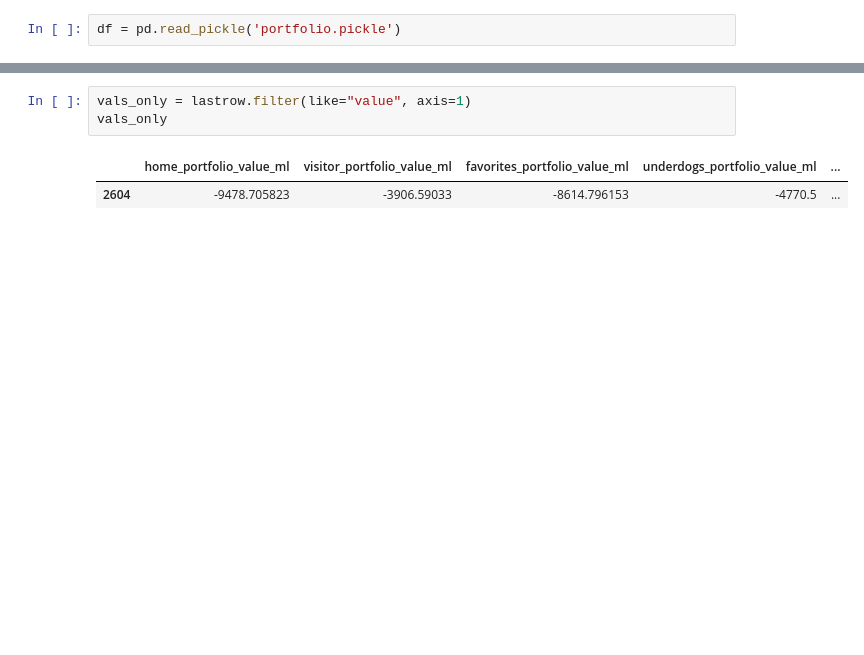
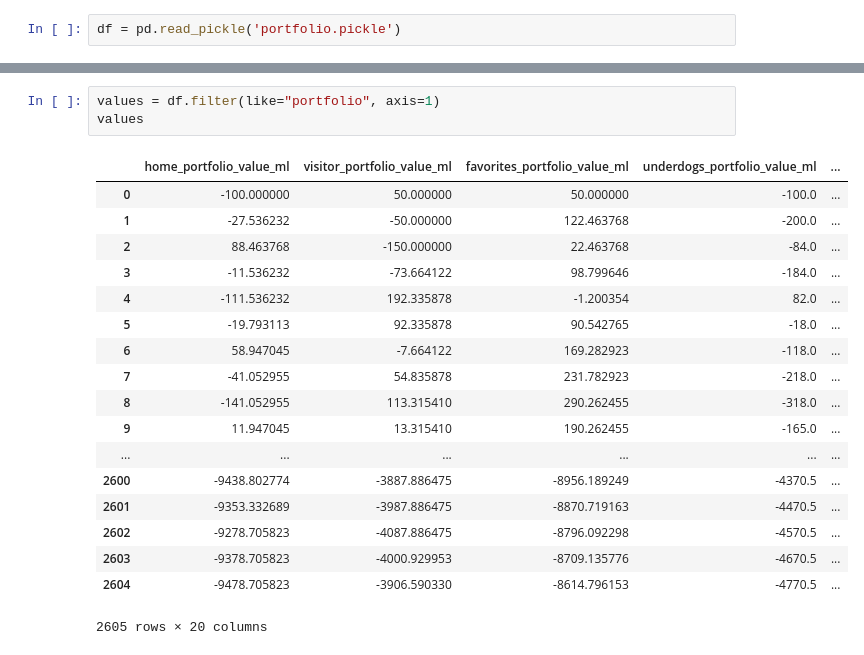
Before and after one commit to jacoblucas95/MLB-Betting-Strategies, a Jupyter notebook: portfolio_testing/Untitled.ipynb, the cells around one changed output, grey strips where cells are left out. Drawn from its saved outputs; the diff is of its cells as text; blank space fills up the shorter version.

Commit message:
updated portfolio pickle

```diff
--- a/portfolio_testing/Untitled.ipynb
+++ b/portfolio_testing/Untitled.ipynb
@@ -22,6 +19,22 @@ lastrow = df.iloc[-1:]
 # %%
-vals_only = lastrow.filter(like="value", axis=1)
-vals_only
+values = df.filter(like="portfolio", axis=1)
+values
 # %% [output]
 |  | home_portfolio_value_ml | visitor_portfolio_value_ml | favorites_portfolio_value_ml | underdogs_portfolio_value_ml | ... |
-| 2604 | -9478.705823 | -3906.59033 | -8614.796153 | -4770.5 | ... |
+| 0 | -100.000000 | 50.000000 | 50.000000 | -100.0 | ... |
+| 1 | -27.536232 | -50.000000 | 122.463768 | -200.0 | ... |
+| 2 | 88.463768 | -150.000000 | 22.463768 | -84.0 | ... |
+| 3 | -11.536232 | -73.664122 | 98.799646 | -184.0 | ... |
+| 4 | -111.536232 | 192.335878 | -1.200354 | 82.0 | ... |
+| 5 | -19.793113 | 92.335878 | 90.542765 | -18.0 | ... |
+| 6 | 58.947045 | -7.664122 | 169.282923 | -118.0 | ... |
+| 7 | -41.052955 | 54.835878 | 231.782923 | -218.0 | ... |
+| 8 | -141.052955 | 113.315410 | 290.262455 | -318.0 | ... |
+| 9 | 11.947045 | 13.315410 | 190.262455 | -165.0 | ... |
+| ... | ... | ... | ... | ... | ... |
+| 2600 | -9438.802774 | -3887.886475 | -8956.189249 | -4370.5 | ... |
+| 2601 | -9353.332689 | -3987.886475 | -8870.719163 | -4470.5 | ... |
+| 2602 | -9278.705823 | -4087.886475 | -8796.092298 | -4570.5 | ... |
+| 2603 | -9378.705823 | -4000.929953 | -8709.135776 | -4670.5 | ... |
+| 2604 | -9478.705823 | -3906.590330 | -8614.796153 | -4770.5 | ... |
+2605 rows × 20 columns
```
Also changed, not shown: parts of 6 cells of this notebook, 4 other files.
